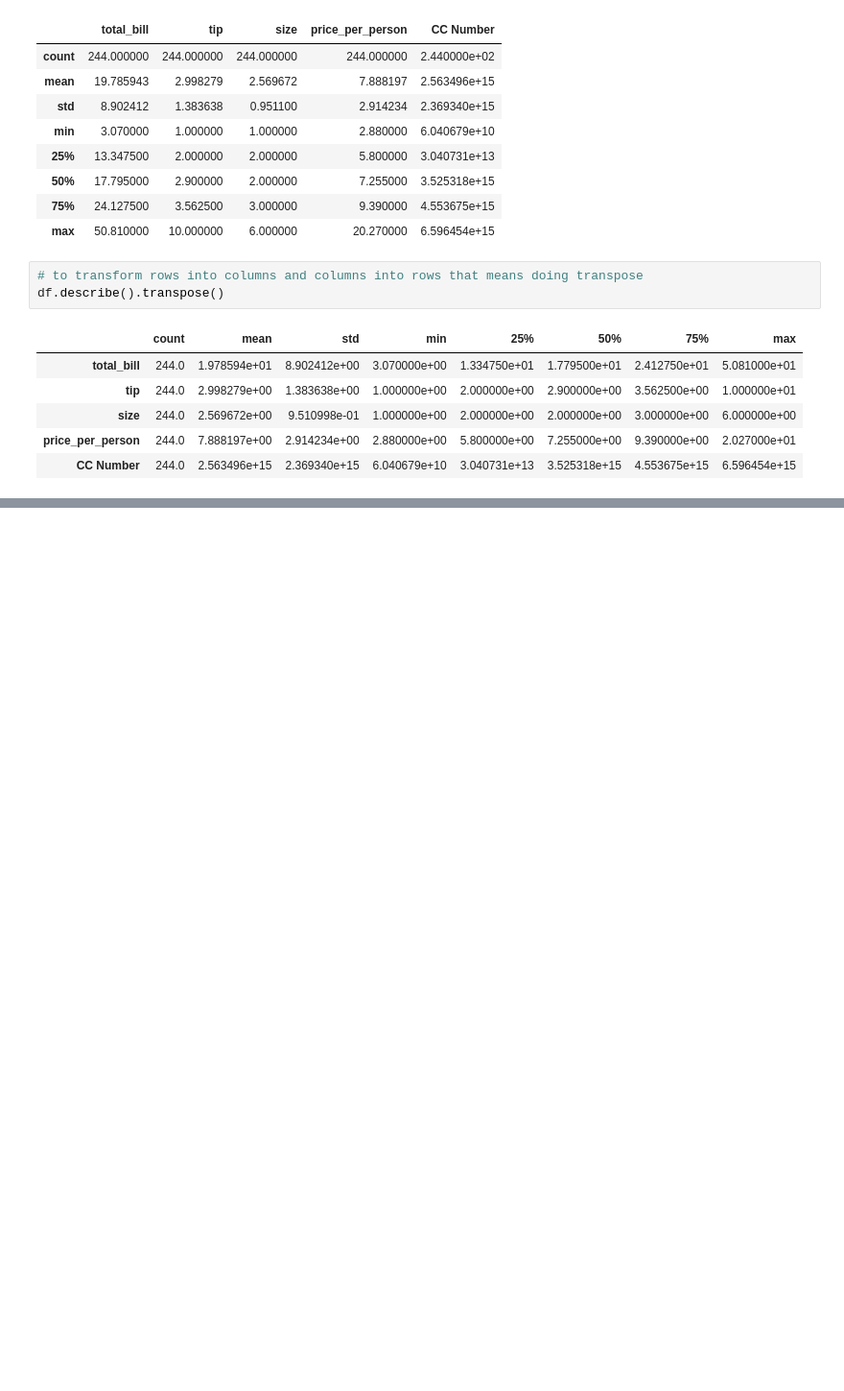
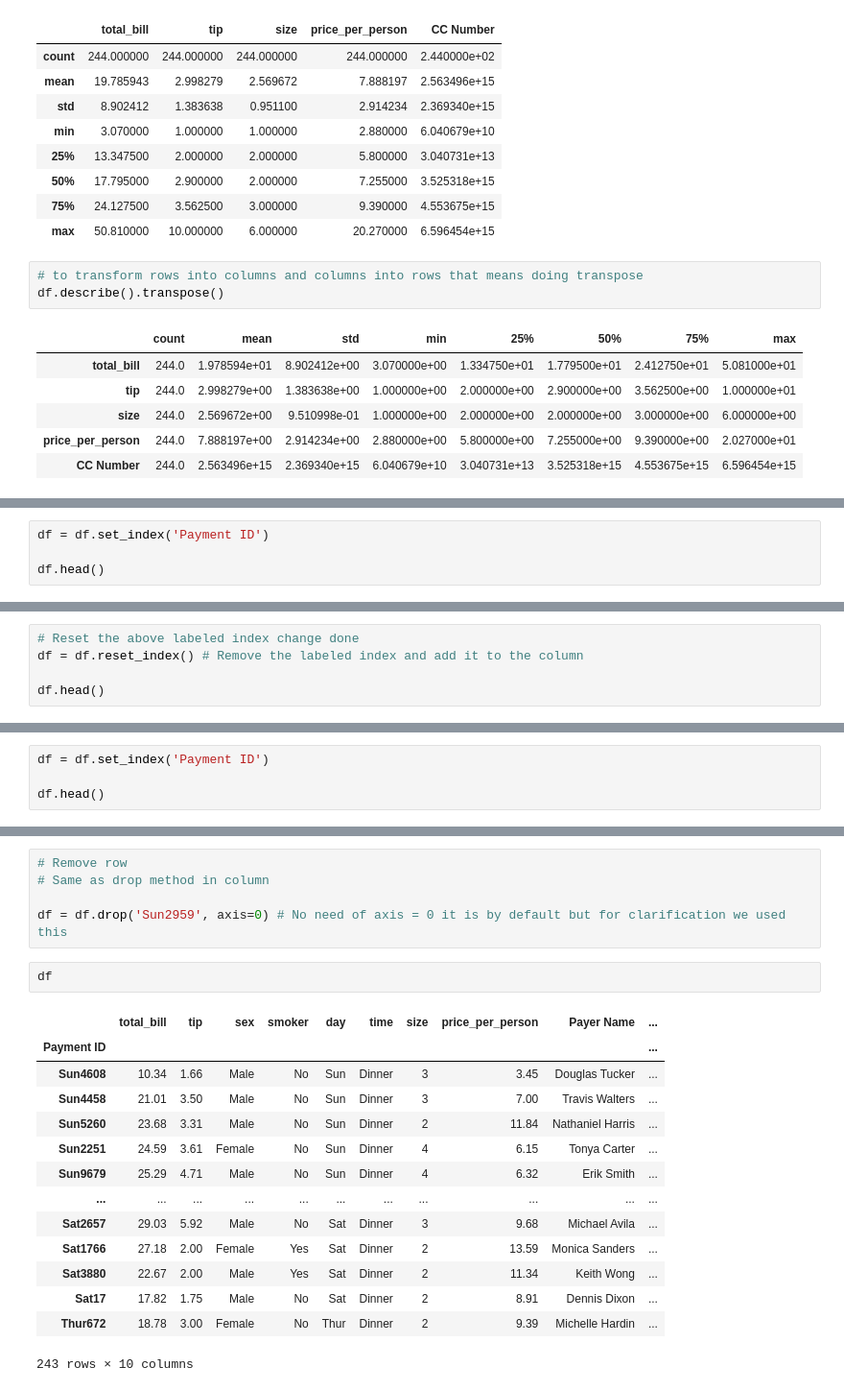
Before and after one commit to ayushgupta-repo/DATA_SCIENCE, a Jupyter notebook: 05_pandas/video_4.ipynb, the cells around one changed output, grey strips where cells are left out. Shown: that part at 96% size. Saved outputs shown, nothing was run; the diff lists cells and outputs as text; blank space fills up the shorter version.

```diff
--- a/05_pandas/video_4.ipynb
+++ b/05_pandas/video_4.ipynb
@@ -214,0 +428,4 @@ df.describe().transpose()
+# %%
+df = df.set_index('Payment ID')
+
+df.head()
@@ -214,0 +452,5 @@ df.describe().transpose()
+# %%
+# Reset the above labeled index change done
+df = df.reset_index() # Remove the labeled index and add it to the column
+
+df.head()
@@ -214,0 +464,4 @@ df.describe().transpose()
+# %%
+df = df.set_index('Payment ID')
+
+df.head()
@@ -214,0 +526,22 @@ df.describe().transpose()
+# %%
+# Remove row
+# Same as drop method in column
+
+df = df.drop('Sun2959', axis=0) # No need of axis = 0 it is by default but for clarification we used this
+# %%
+df
+# %% [output]
+|  | total_bill | tip | sex | smoker | day | time | size | price_per_person | Payer Name | ... |
+| Payment ID |  |  |  |  |  |  |  |  |  | ... |
+| Sun4608 | 10.34 | 1.66 | Male | No | Sun | Dinner | 3 | 3.45 | Douglas Tucker | ... |
+| Sun4458 | 21.01 | 3.50 | Male | No | Sun | Dinner | 3 | 7.00 | Travis Walters | ... |
+| Sun5260 | 23.68 | 3.31 | Male | No | Sun | Dinner | 2 | 11.84 | Nathaniel Harris | ... |
+| Sun2251 | 24.59 | 3.61 | Female | No | Sun | Dinner | 4 | 6.15 | Tonya Carter | ... |
+| Sun9679 | 25.29 | 4.71 | Male | No | Sun | Dinner | 4 | 6.32 | Erik Smith | ... |
+| ... | ... | ... | ... | ... | ... | ... | ... | ... | ... | ... |
+| Sat2657 | 29.03 | 5.92 | Male | No | Sat | Dinner | 3 | 9.68 | Michael Avila | ... |
+| Sat1766 | 27.18 | 2.00 | Female | Yes | Sat | Dinner | 2 | 13.59 | Monica Sanders | ... |
+| Sat3880 | 22.67 | 2.00 | Male | Yes | Sat | Dinner | 2 | 11.34 | Keith Wong | ... |
+| Sat17 | 17.82 | 1.75 | Male | No | Sat | Dinner | 2 | 8.91 | Dennis Dixon | ... |
+| Thur672 | 18.78 | 3.00 | Female | No | Thur | Dinner | 2 | 9.39 | Michelle Hardin | ... |
+243 rows × 10 columns
```
Also changed, not shown: parts of 37 cells of this notebook.
